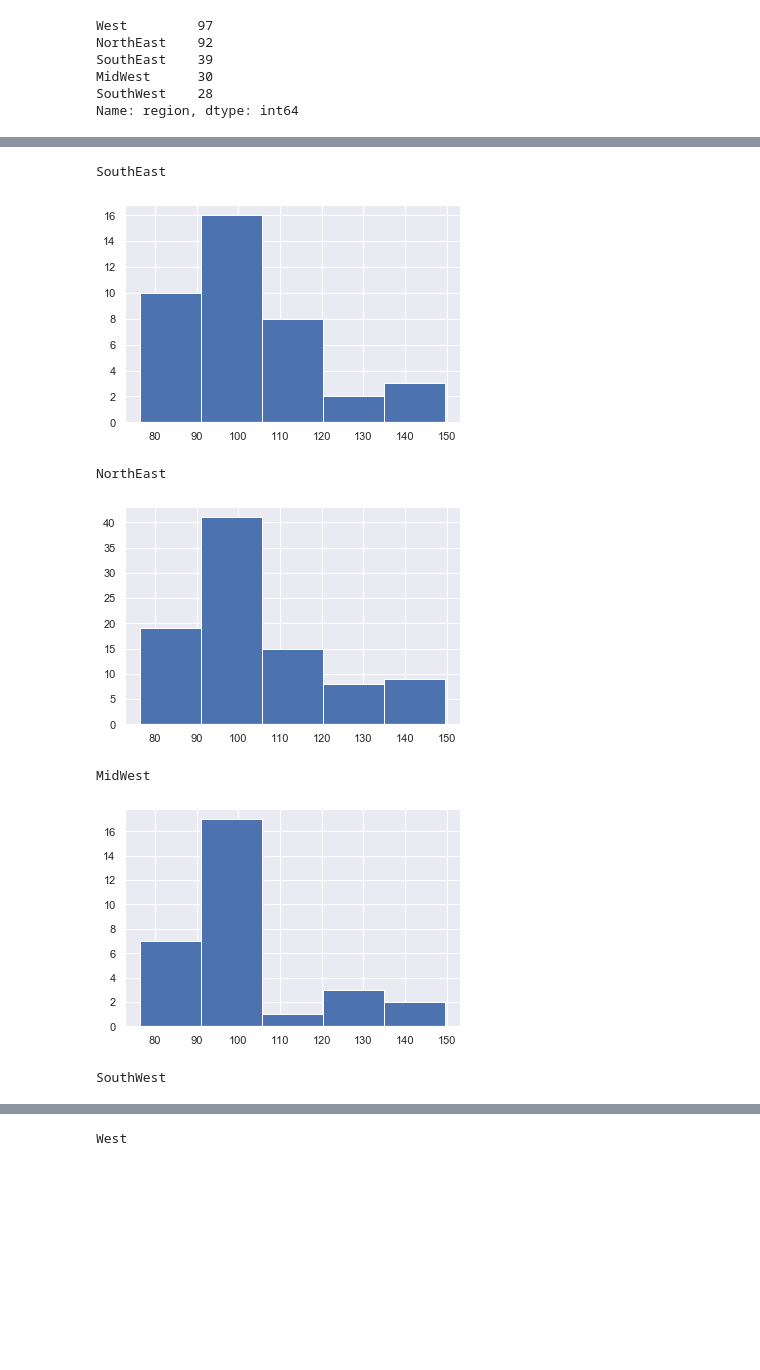
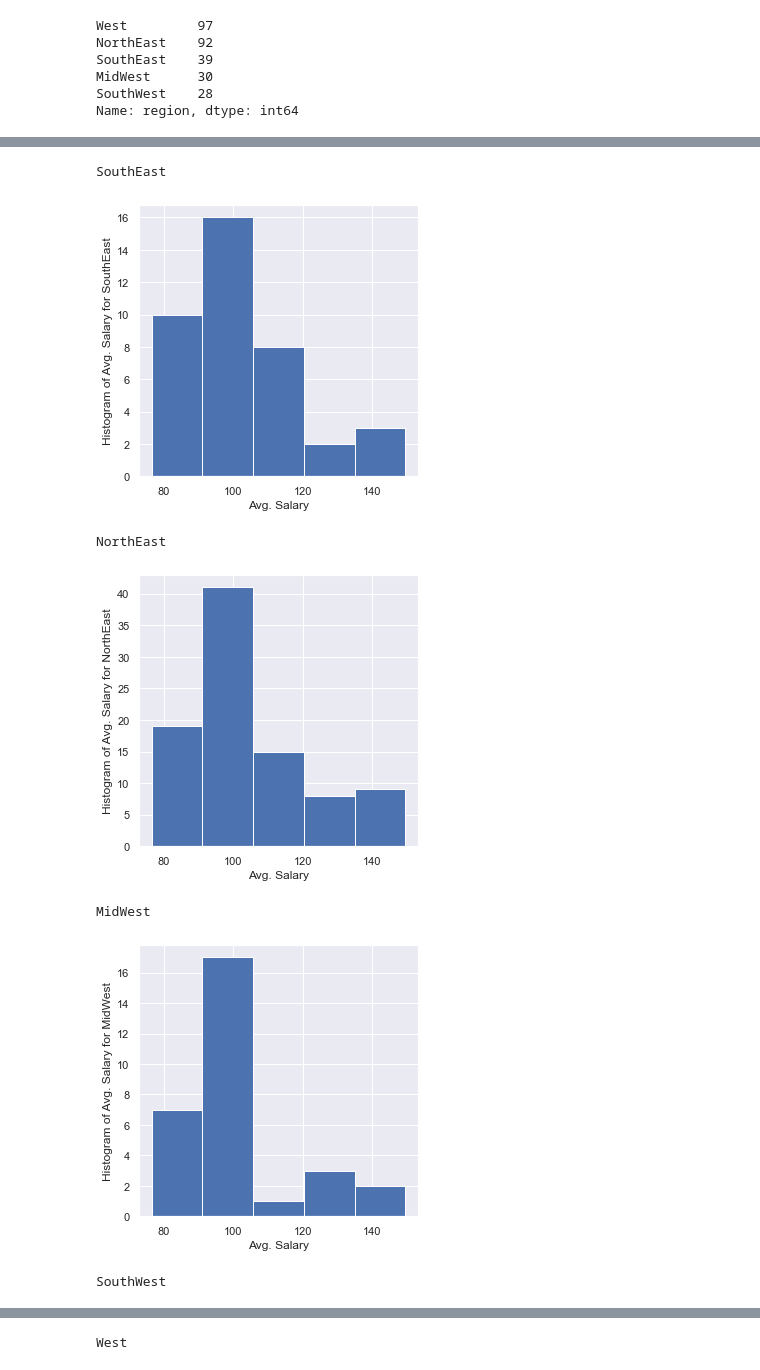
Before and after one commit to enwokoye94/DS-Salary-Analysis, a Jupyter notebook: EDA.ipynb, the cells around one changed output, grey strips where cells are left out. Drawn from its saved outputs; the diff is of its cells as text; code cells hidden in the pictures; blank space fills up the shorter version.

```diff
--- a/EDA.ipynb
+++ b/EDA.ipynb
@@ -47,0 +45,5 @@ jobs[jobs['Rating'] != -1].Rating.hist(bins=5)
+# %%
+fig, ax = plt.subplots(figsize=(5,5))
+jobs[jobs['Rating'] != -1].Rating.hist(bins=5)
+ax.set_xlabel('Avg. Rating')
+ax.set_title('Histogram of Avg. Job Raitings')
@@ -125,18 +130,20 @@ jobs.groupby('region').mean()
 # %%
 uniq_region = jobs.region.unique()
 
 for reg in uniq_region:
     temp = jobs[jobs['region']==reg]
     print(reg)
-    plt.figure()
+    fig, ax = plt.subplots(figsize=(5,5))
     chart = temp.avg_salary.hist(bins=5)
+    ax.set_xlabel('Avg. Salary')
+    ax.set_ylabel('Histogram of Avg. Salary for {}'.format(reg))
     plt.show()
 #     print(reg)
 # %% [output]
 SouthEast
-[figure, old version]
+[figure, new version]
 NorthEast
-[figure, old version]
+[figure, new version]
 MidWest
-[figure, old version]
+[figure, new version]
 SouthWest
```
Also changed, not shown: parts of 13 cells of this notebook, 3 other files.
